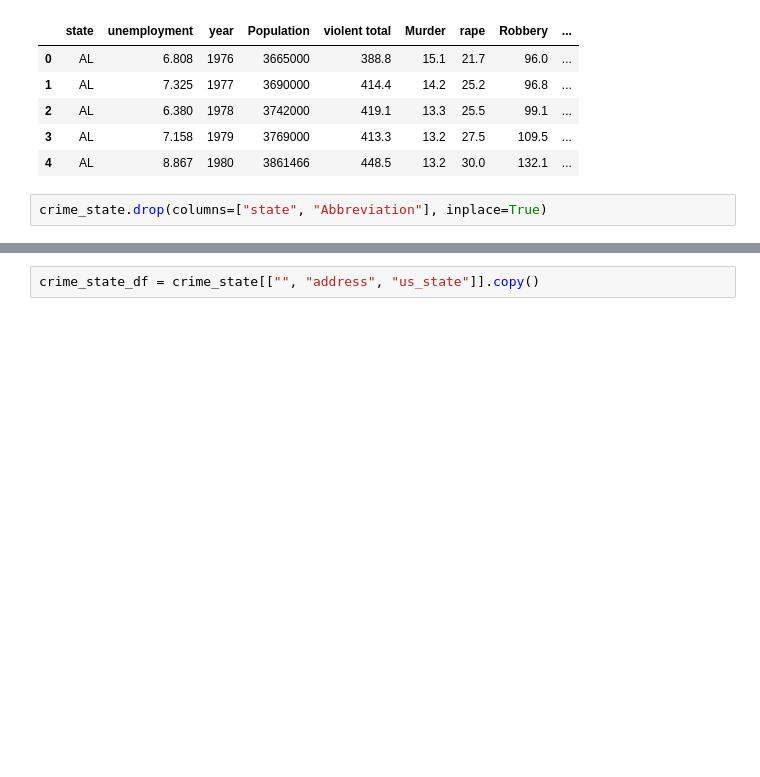
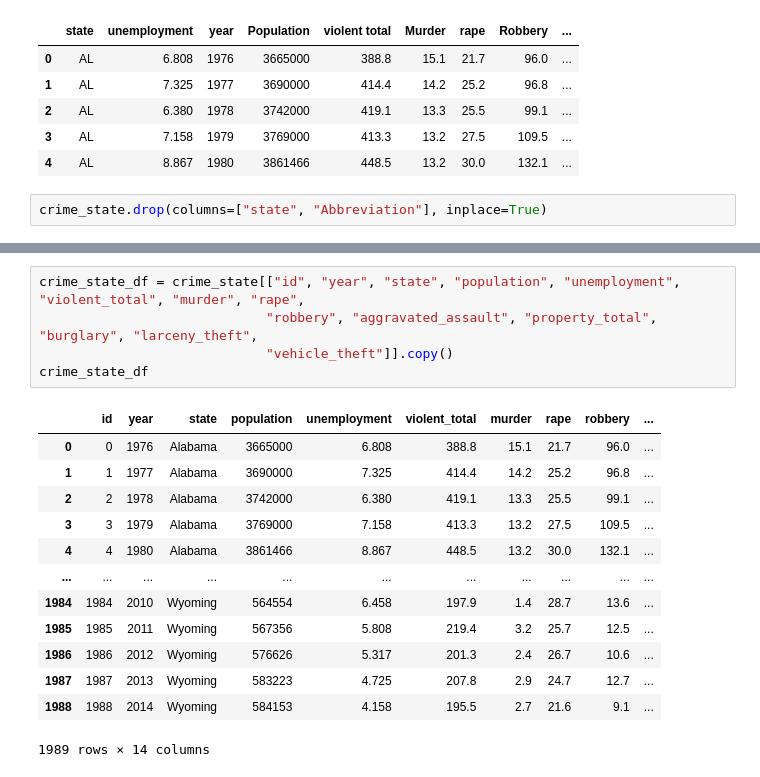
Before and after one commit to lauragabrielson/ETL_Project, a Jupyter notebook: Untitled.ipynb, the cells around one changed output, grey strips where cells are left out. Cells and saved outputs as stored; diff of their text form; blank space fills up the shorter version.

```diff
--- a/Untitled.ipynb
+++ b/Untitled.ipynb
@@ -64,3 +65,20 @@ crime_state.head()
-# %%
-crime_state_df = crime_state[["", "address", "us_state"]].copy()
+# %%
+crime_state_df = crime_state[["id", "year", "state", "population", "unemployment", "violent_total", "murder", "rape",
+                             "robbery", "aggravated_assault", "property_total", "burglary", "larceny_theft",
+                             "vehicle_theft"]].copy()
+crime_state_df
+# %% [output]
+|  | id | year | state | population | unemployment | violent_total | murder | rape | robbery | ... |
+| 0 | 0 | 1976 | Alabama | 3665000 | 6.808 | 388.8 | 15.1 | 21.7 | 96.0 | ... |
+| 1 | 1 | 1977 | Alabama | 3690000 | 7.325 | 414.4 | 14.2 | 25.2 | 96.8 | ... |
+| 2 | 2 | 1978 | Alabama | 3742000 | 6.380 | 419.1 | 13.3 | 25.5 | 99.1 | ... |
+| 3 | 3 | 1979 | Alabama | 3769000 | 7.158 | 413.3 | 13.2 | 27.5 | 109.5 | ... |
+| 4 | 4 | 1980 | Alabama | 3861466 | 8.867 | 448.5 | 13.2 | 30.0 | 132.1 | ... |
+| ... | ... | ... | ... | ... | ... | ... | ... | ... | ... | ... |
+| 1984 | 1984 | 2010 | Wyoming | 564554 | 6.458 | 197.9 | 1.4 | 28.7 | 13.6 | ... |
+| 1985 | 1985 | 2011 | Wyoming | 567356 | 5.808 | 219.4 | 3.2 | 25.7 | 12.5 | ... |
+| 1986 | 1986 | 2012 | Wyoming | 576626 | 5.317 | 201.3 | 2.4 | 26.7 | 10.6 | ... |
+| 1987 | 1987 | 2013 | Wyoming | 583223 | 4.725 | 207.8 | 2.9 | 24.7 | 12.7 | ... |
+| 1988 | 1988 | 2014 | Wyoming | 584153 | 4.158 | 195.5 | 2.7 | 21.6 | 9.1 | ... |
+1989 rows × 14 columns
 # %%
```
Also changed, not shown: parts of 2 cells of this notebook.
